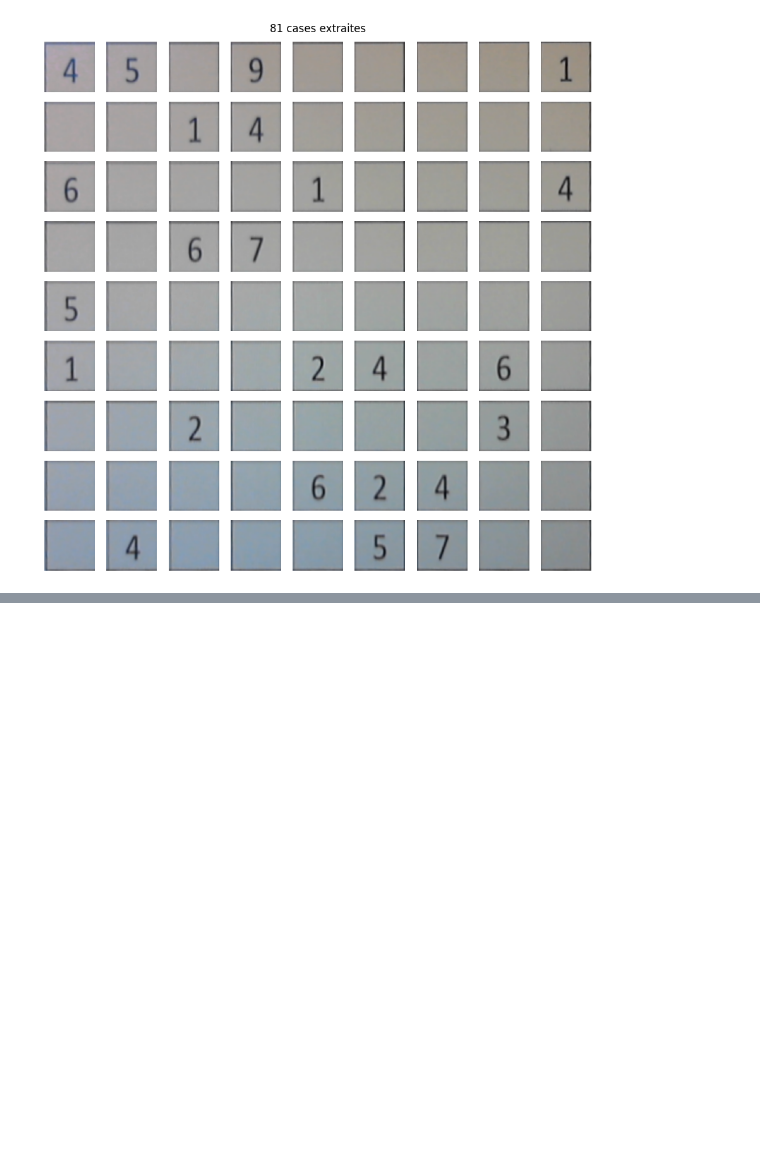
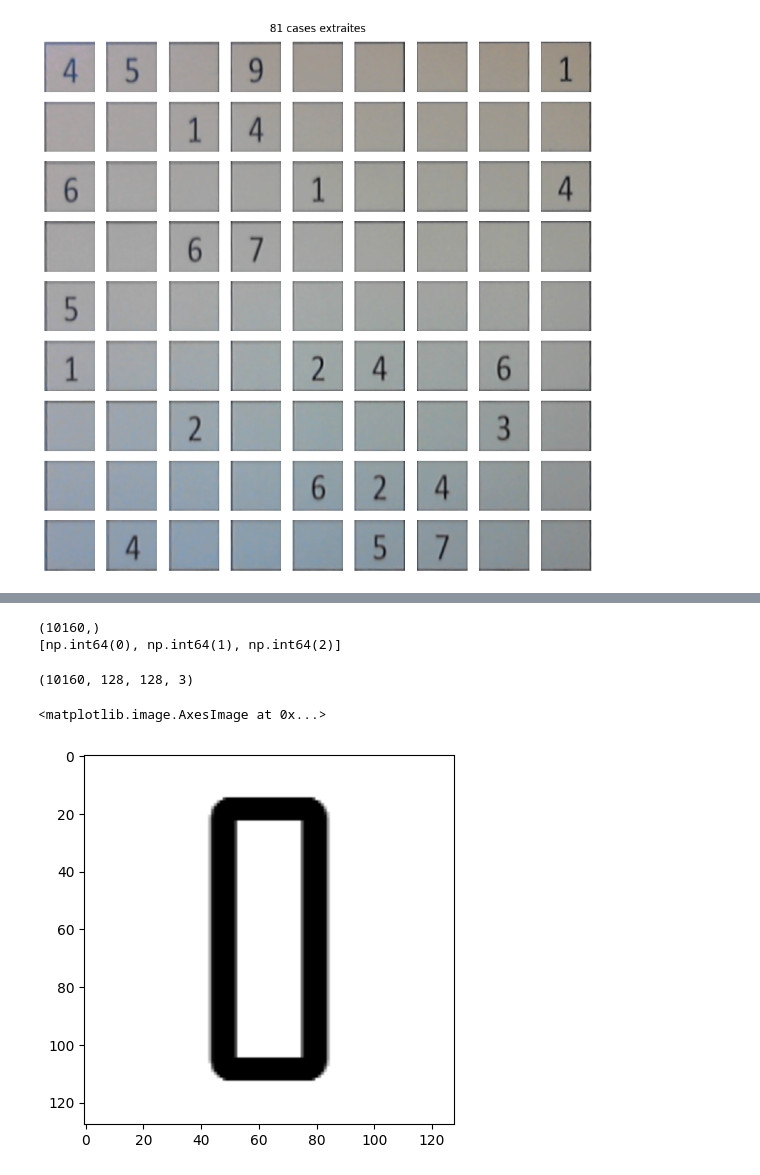
Before and after one commit to Gregory-Debruyne/r-solution-de-sudoku, a Jupyter notebook: Test_Clément.ipynb, the cells around one changed output, grey strips where cells are left out. Saved outputs shown, nothing was run; the diff lists cells and outputs as text; code cells hidden in the pictures; blank space fills up the shorter version.

```diff
--- a/Test_Clément.ipynb
+++ b/Test_Clément.ipynb
@@ -245,0 +162,2 @@ Grille détectée :
+# %%
+df = pd.read_csv('dataset_chiffre_r.csv')
@@ -245,0 +195,26 @@ Grille détectée :
+# %%
+le = preprocessing.LabelEncoder()
+le.fit(df['category'])
+y = le.transform(df['category'])
+print(y.shape)
+print(list(le.inverse_transform([0, 1, 2])))
+# %% [output]
+(10160,)
+[np.int64(0), np.int64(1), np.int64(2)]
+# %%
+X = []
+index = 0
+
+for files in df.images:
+    X.append(cv2.cvtColor(cv2.imread(files), cv2.COLOR_BGR2RGB))
+    index = index+1
+
+X = np.asarray(X)
+print(X.shape)
+# %% [output]
+(10160, 128, 128, 3)
+# %%
+plt.imshow(X[0])
+# %% [output]
+<matplotlib.image.AxesImage at 0x...>
+[figure, added]
```
Also changed, not shown: parts of 19 cells of this notebook, 2 other files.
